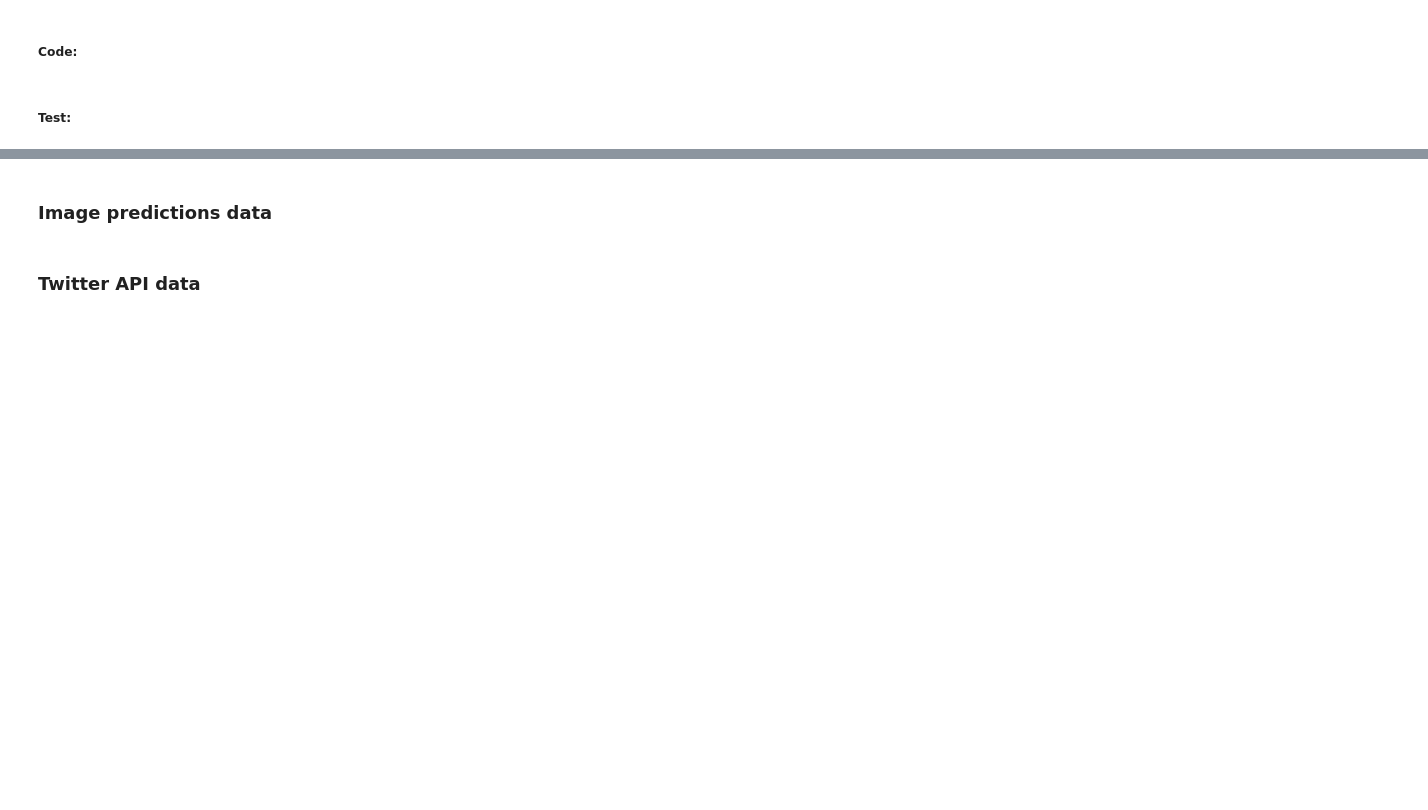
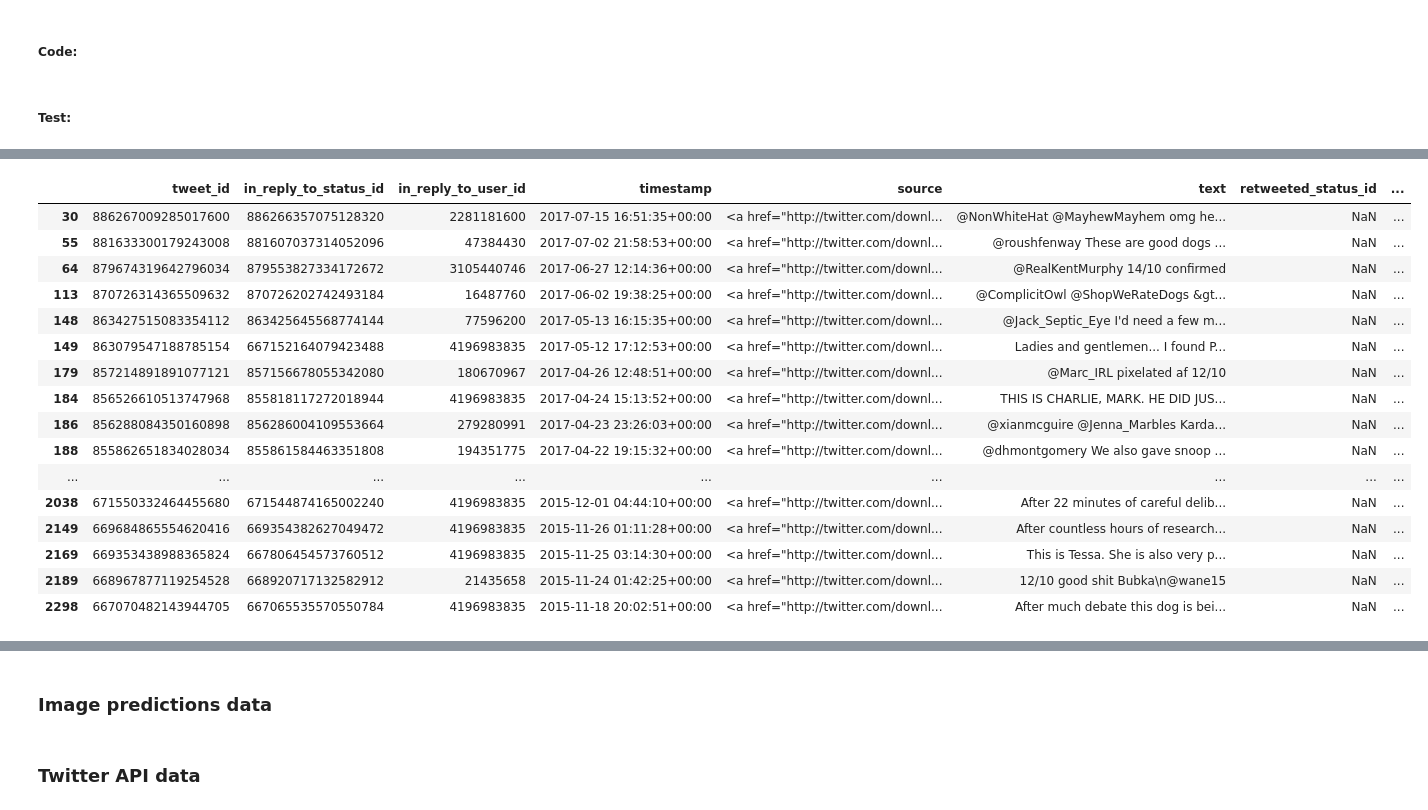
Before and after one commit to davidblackwelder/weratedogs-data-wrangling, a Jupyter notebook: wrangle_act.ipynb, the cells around one changed output, grey strips where cells are left out. Saved outputs shown, nothing was run; the diff lists cells and outputs as text; code cells hidden in the pictures; blank space fills up the shorter version.

```diff
--- a/wrangle_act.ipynb
+++ b/wrangle_act.ipynb
@@ -834,6 +877,6 @@ tweet_json.duplicated().sum()
 </ul>
 # %%
 # Make copies of original pieces of data
-twitter_archive_original = twitter_archive.copy()
+twitter_archive_clean = twitter_archive.copy()
 img_predictions_clean = img_predictions.copy()
 tweet_json_clean = tweet_json.copy()
@@ -847,4 +906,31 @@ tweet_json_clean = tweet_json.copy()
 # %% [markdown]
 ##### Code:
+# %%
+# Change tweet_id to string
+twitter_archive_clean['tweet_id'] = twitter_archive_clean['tweet_id'].astype('str')
+# %%
+# Convert timestamp and retweeted_status_timestamp to DateTime type
+twitter_archive_clean['timestamp'] = pd.to_datetime(twitter_archive_clean['timestamp'])
+twitter_archive_clean['retweeted_status_timestamp'] = pd.to_datetime(twitter_archive_clean['retweeted_status_timestamp'])
+# %%
+# Convert in_reply and retweeted status and user id to string format
+
+# Create dataframes to hold non-NaN values
+reply_archive = twitter_archive_clean[~twitter_archive_clean['in_reply_to_status_id'].isna()].copy()
+retweeted_archive = twitter_archive_clean[~twitter_archive_clean['retweeted_status_id'].isna()].copy()
+
+# Convert reply_archive in_reply status and user id to int64 format to get all digits and then to string format
+reply_archive['in_reply_to_status_id'] = reply_archive['in_reply_to_status_id'].astype('int64').astype('str')
+reply_archive['in_reply_to_user_id'] = reply_archive['in_reply_to_user_id'].astype('int64').astype('str')
+
+# Convert retweeted_archive retweeted status and user id to int64 format to get all digits and then to string format
+retweeted_archive['retweeted_status_id'] = retweeted_archive['retweeted_status_id'].astype('int64').astype('str')
+retweeted_archive['retweeted_status_user_id'] = retweeted_archive['retweeted_status_user_id'].astype('int64').astype('str')
+
+# Replace converted values in twitter_archive_clean dataframe
+twitter_archive_clean['in_reply_to_status_id'] = reply_archive['in_reply_to_status_id']
+twitter_archive_clean['in_reply_to_user_id'] = reply_archive['in_reply_to_user_id']
+twitter_archive_clean['retweeted_status_id'] = retweeted_archive['retweeted_status_id']
+twitter_archive_clean['retweeted_status_user_id'] = retweeted_archive['retweeted_status_user_id']
 # %% [markdown]
 ##### Test:
@@ -850,0 +963,22 @@ tweet_json_clean = tweet_json.copy()
+# %%
+# Confirm all in_reply_to_status_id and in_reply_to_user_id are no longer floats and all digits can be seen
+
+twitter_archive_clean[~twitter_archive_clean['in_reply_to_status_id'].isna()]
+# %% [output]
+|  | tweet_id | in_reply_to_status_id | in_reply_to_user_id | timestamp | source | text | retweeted_status_id | ... |
+| 30 | 886267009285017600 | 886266357075128320 | 2281181600 | 2017-07-15 16:51:35+00:00 | <a href="http://twitter.com/downl... | @NonWhiteHat @MayhewMayhem omg he... | NaN | ... |
+| 55 | 881633300179243008 | 881607037314052096 | 47384430 | 2017-07-02 21:58:53+00:00 | <a href="http://twitter.com/downl... | @roushfenway These are good dogs ... | NaN | ... |
+| 64 | 879674319642796034 | 879553827334172672 | 3105440746 | 2017-06-27 12:14:36+00:00 | <a href="http://twitter.com/downl... | @RealKentMurphy 14/10 confirmed | NaN | ... |
+| 113 | 870726314365509632 | 870726202742493184 | 16487760 | 2017-06-02 19:38:25+00:00 | <a href="http://twitter.com/downl... | @ComplicitOwl @ShopWeRateDogs &gt... | NaN | ... |
+| 148 | 863427515083354112 | 863425645568774144 | 77596200 | 2017-05-13 16:15:35+00:00 | <a href="http://twitter.com/downl... | @Jack_Septic_Eye I'd need a few m... | NaN | ... |
+| 149 | 863079547188785154 | 667152164079423488 | 4196983835 | 2017-05-12 17:12:53+00:00 | <a href="http://twitter.com/downl... | Ladies and gentlemen... I found P... | NaN | ... |
+| 179 | 857214891891077121 | 857156678055342080 | 180670967 | 2017-04-26 12:48:51+00:00 | <a href="http://twitter.com/downl... | @Marc_IRL pixelated af 12/10 | NaN | ... |
+| 184 | 856526610513747968 | 855818117272018944 | 4196983835 | 2017-04-24 15:13:52+00:00 | <a href="http://twitter.com/downl... | THIS IS CHARLIE, MARK. HE DID JUS... | NaN | ... |
+| 186 | 856288084350160898 | 856286004109553664 | 279280991 | 2017-04-23 23:26:03+00:00 | <a href="http://twitter.com/downl... | @xianmcguire @Jenna_Marbles Karda... | NaN | ... |
+| 188 | 855862651834028034 | 855861584463351808 | 194351775 | 2017-04-22 19:15:32+00:00 | <a href="http://twitter.com/downl... | @dhmontgomery We also gave snoop ... | NaN | ... |
+| ... | ... | ... | ... | ... | ... | ... | ... | ... |
+| 2038 | 671550332464455680 | 671544874165002240 | 4196983835 | 2015-12-01 04:44:10+00:00 | <a href="http://twitter.com/downl... | After 22 minutes of careful delib... | NaN | ... |
+| 2149 | 669684865554620416 | 669354382627049472 | 4196983835 | 2015-11-26 01:11:28+00:00 | <a href="http://twitter.com/downl... | After countless hours of research... | NaN | ... |
+| 2169 | 669353438988365824 | 667806454573760512 | 4196983835 | 2015-11-25 03:14:30+00:00 | <a href="http://twitter.com/downl... | This is Tessa. She is also very p... | NaN | ... |
+| 2189 | 668967877119254528 | 668920717132582912 | 21435658 | 2015-11-24 01:42:25+00:00 | <a href="http://twitter.com/downl... | 12/10 good shit Bubka\n@wane15 | NaN | ... |
+| 2298 | 667070482143944705 | 667065535570550784 | 4196983835 | 2015-11-18 20:02:51+00:00 | <a href="http://twitter.com/downl... | After much debate this dog is bei... | NaN | ... |
```
Also changed, not shown: parts of 84 cells of this notebook.
